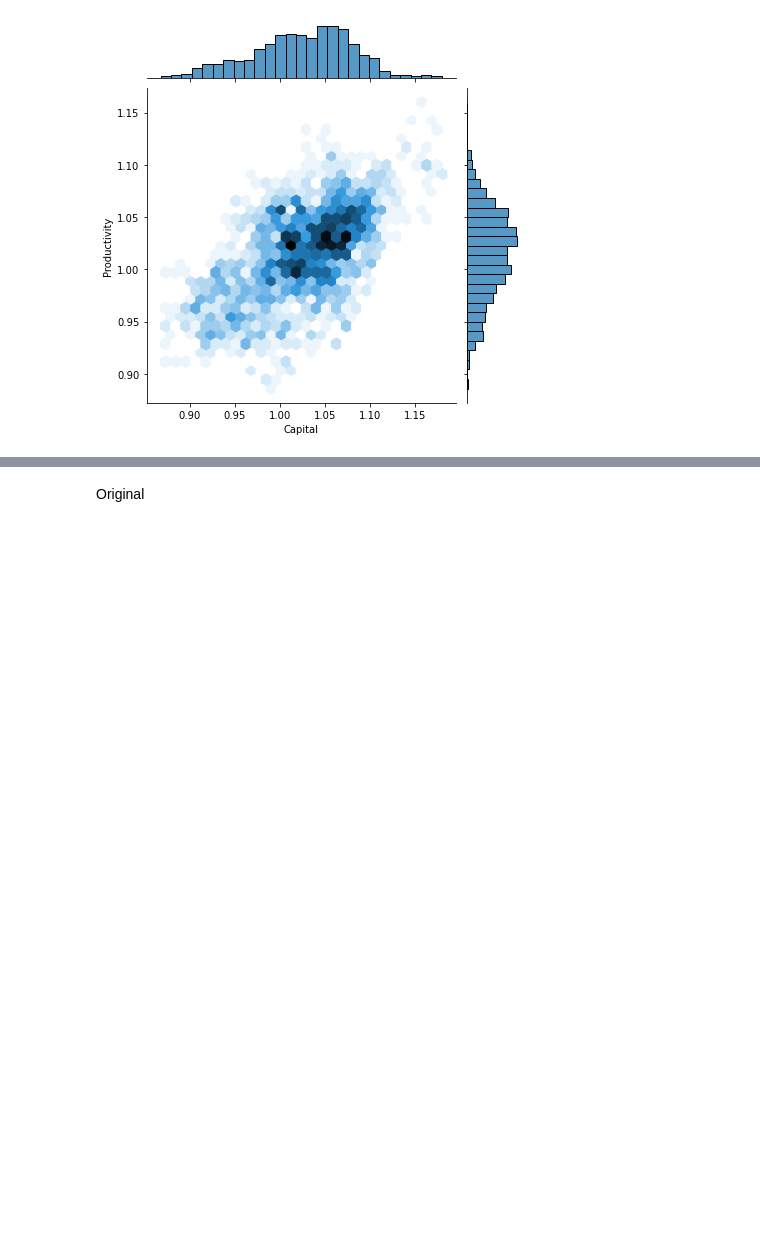
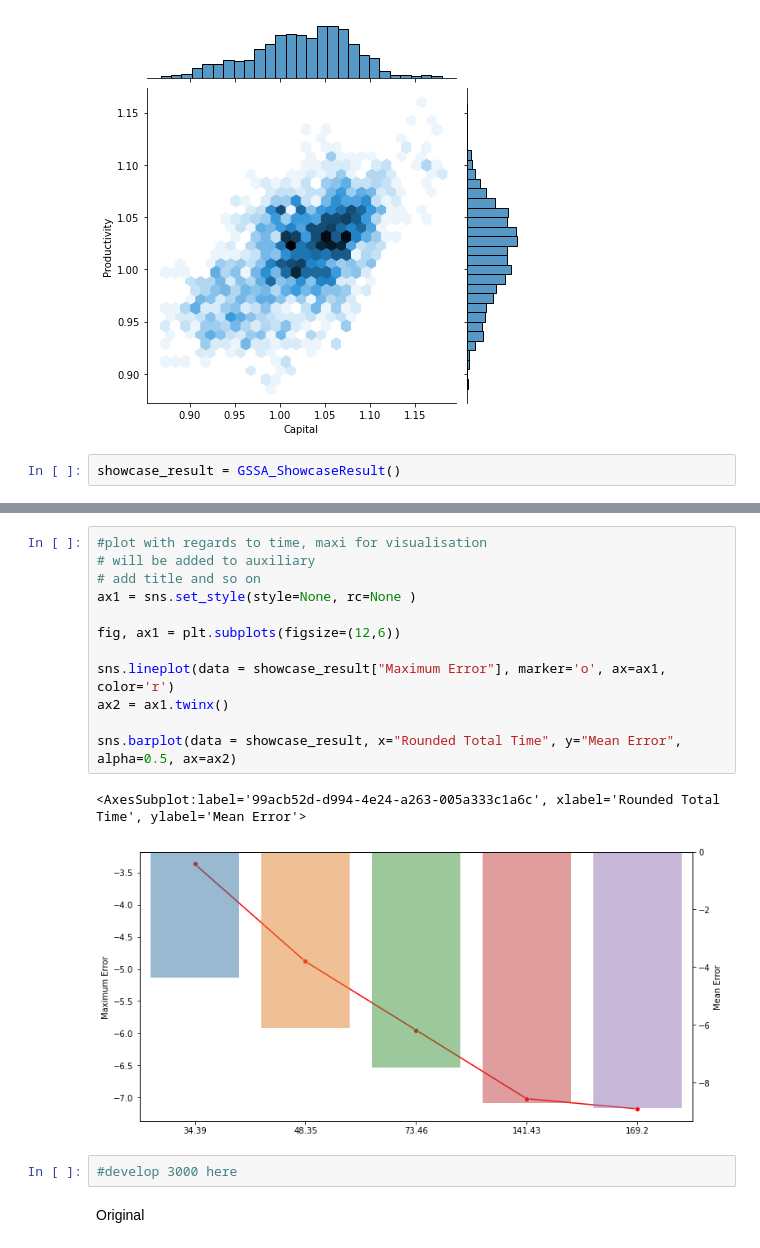
Before and after one commit to PoTseCheng/OSE, a Jupyter notebook: GSS/Gss python/OSE final report.ipynb, the cells around one changed output, grey strips where cells are left out. Cells and saved outputs as stored; diff of their text form; blank space fills up the shorter version.

Commit message:
Finish stage 1 GSSA implementation.

```diff
--- a/GSS/Gss python/OSE final report.ipynb
+++ b/GSS/Gss python/OSE final report.ipynb
@@ -18,3 +25,5 @@ This notebook contains the python implementation of the General Stochastic Simul
 Figure1()
 # %% [output]
 [figure]
+# %%
+showcase_result = GSSA_ShowcaseResult()
@@ -21,3 +39,20 @@ Figure1()
+# %%
+#plot with regards to time, maxi for visualisation
+# will be added to auxiliary
+# add title and so on
+ax1 = sns.set_style(style=None, rc=None )
+
+fig, ax1 = plt.subplots(figsize=(12,6))
+
+sns.lineplot(data = showcase_result["Maximum Error"], marker='o', ax=ax1, color='r')
+ax2 = ax1.twinx()
+
+sns.barplot(data = showcase_result, x="Rounded Total Time", y="Mean Error", alpha=0.5, ax=ax2)
+# %% [output]
+<AxesSubplot:label='99acb52d-d994-4e24-a263-005a333c1a6c', xlabel='Rounded Total Time', ylabel='Mean Error'>
+[figure, added]
+# %%
+#develop 3000 here
 # %% [markdown]
 Original
 # %%
```
Also changed, not shown: parts of 18 cells of this notebook, 6 other files.
